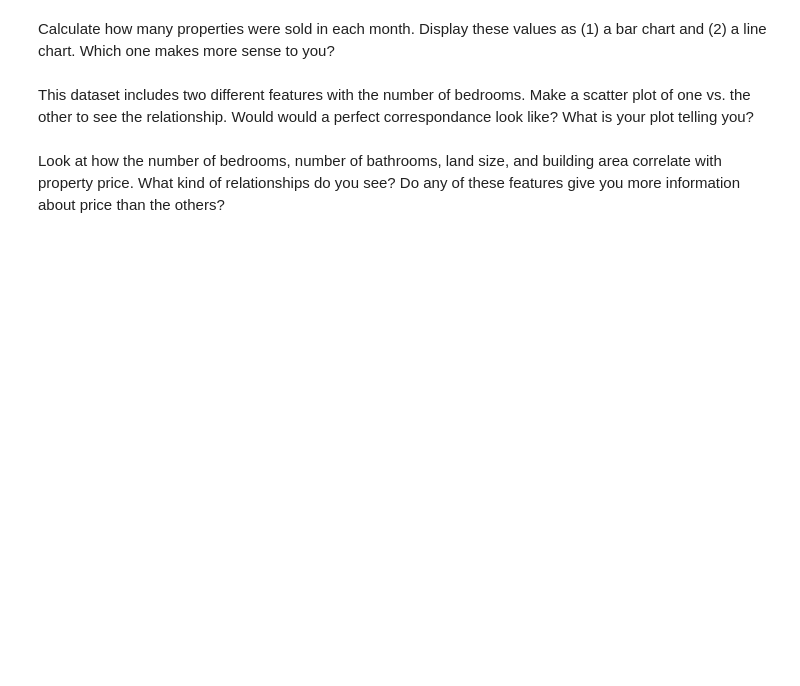
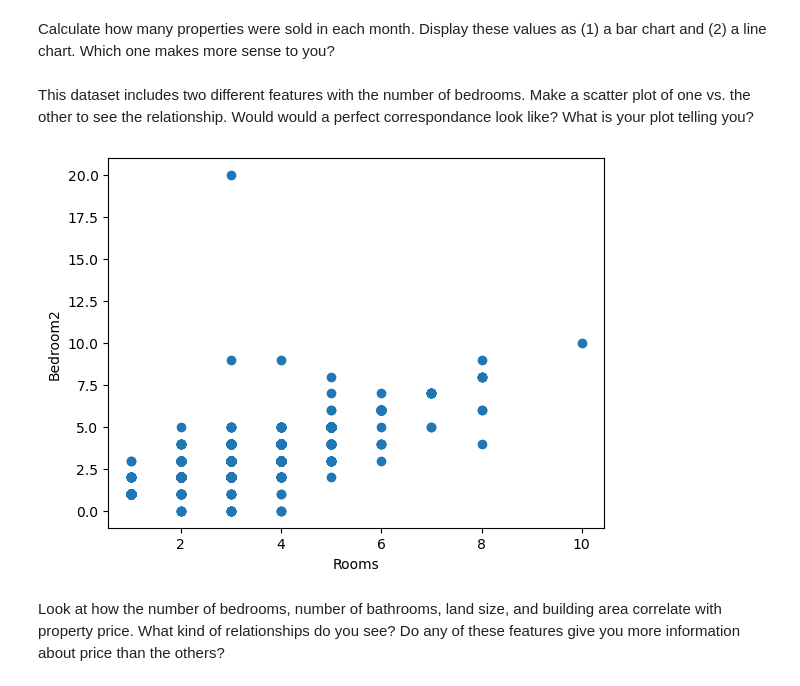
Before and after one commit to thanhvu911/machine-learning, a Jupyter notebook: Lecture 2 - Data exploration activity.ipynb, the cells around one changed output. Cells and saved outputs as stored; diff of their text form; code cells hidden in the pictures; blank space fills up the shorter version.

```diff
--- a/Lecture 2 - Data exploration activity.ipynb
+++ b/Lecture 2 - Data exploration activity.ipynb
@@ -50,0 +273,3 @@ What's the distribution of housing prices? Do any seem unreasonably high or low
+# %%
+high_price = price > p_cutoff
+clean_data = clean_data.loc[~high_price]
@@ -52,5 +289,12 @@ What's the distribution of housing prices? Do any seem unreasonably high or low
 Calculate how many properties were sold in each month. Display these values as (1) a bar chart and (2) a line chart. Which one makes more sense to you?
 # %% [markdown]
 This dataset includes two different features with the number of bedrooms. Make a scatter plot of one vs. the other to see the relationship. Would would a perfect correspondance look like? What is your plot telling you?
+# %%
+plt.scatter(x=clean_data['Rooms'], y =clean_data['Bedroom2'])
+plt.xlabel('Rooms')
+plt.ylabel('Bedroom2')
+plt.show()
+# %% [output]
+[figure, added]
 # %% [markdown]
 Look at how the number of bedrooms, number of bathrooms, land size, and building area correlate with property price. What kind of relationships do you see? Do any of these features give you more information about price than the others?
```
Also changed, not shown: parts of 27 cells of this notebook.
